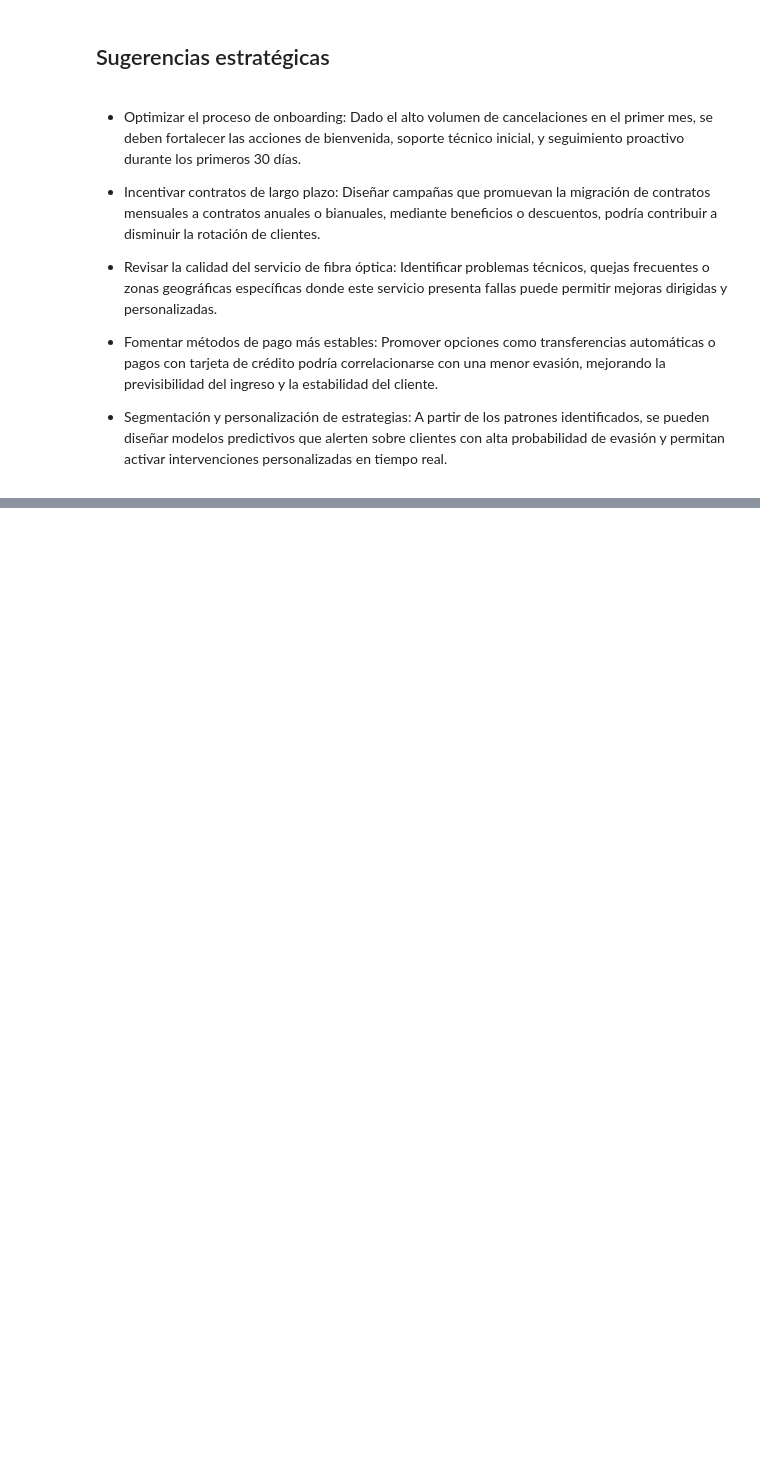
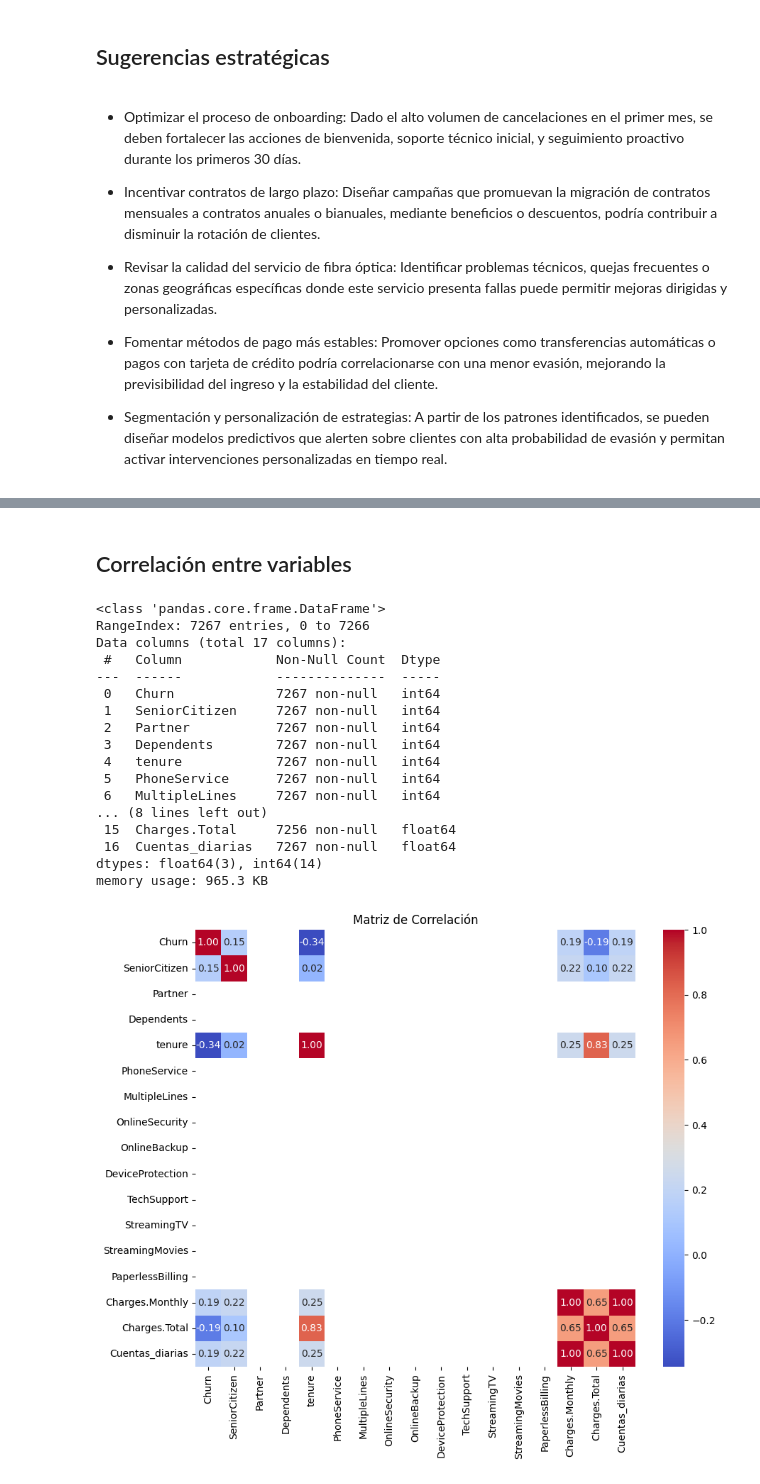
Before and after one commit to mafenavas/challenge_telecom_X, a Jupyter notebook: challenge.ipynb, the cells around one changed output, grey strips where cells are left out. Drawn from its saved outputs; the diff is of its cells as text; code cells hidden in the pictures; blank space fills up the shorter version.

```diff
--- a/challenge.ipynb
+++ b/challenge.ipynb
@@ -690,0 +711,54 @@ migración de contratos mensuales a contratos anuales o bianuales, mediante bene
+# %% [markdown]
+## Correlación entre variables ##
+# %%
+import pandas as pd
+import matplotlib.pyplot as plt
+import seaborn as sns
+
+correlation_data = gold_data.copy(deep=True)
+
+correlation_data = correlation_data.drop(columns=['customerID', 'gender','InternetService', 'Contract', 'PaymentMethod'])
+
+correlation_data['Churn'] = gold_data['Churn'].astype(int)
+correlation_data['SeniorCitizen'] = gold_data['SeniorCitizen'].astype(int)
+correlation_data['Partner'] = gold_data['Partner'].astype(int)
+correlation_data['Dependents'] = gold_data['Dependents'].astype(int)
+correlation_data['PhoneService'] = gold_data['PhoneService'].astype(int)
+correlation_data['MultipleLines'] = gold_data['MultipleLines'].astype(int)
+correlation_data['OnlineSecurity'] = gold_data['OnlineSecurity'].astype(int)
+correlation_data['OnlineBackup'] = gold_data['OnlineBackup'].astype(int)
+correlation_data['DeviceProtection'] = gold_data['DeviceProtection'].astype(int)
+correlation_data['TechSupport'] = gold_data['TechSupport'].astype(int)
+correlation_data['StreamingTV'] = gold_data['StreamingTV'].astype(int)
+correlation_data['StreamingMovies'] = gold_data['StreamingMovies'].astype(int)
+correlation_data['PaperlessBilling'] = gold_data['PaperlessBilling'].astype(int)
+
+correlation_data.info()
+
+# Calcular la matriz de correlación
+correlation_matrix = correlation_data.corr()
+
+# Crear mapa de calor
+plt.figure(figsize=(10, 8))
+sns.heatmap(correlation_matrix, annot=True, cmap="coolwarm", fmt=".2f")
+plt.title("Matriz de Correlación")
+plt.show()
+# %% [output]
+<class 'pandas.core.frame.DataFrame'>
+RangeIndex: 7267 entries, 0 to 7266
+Data columns (total 17 columns):
+ #   Column            Non-Null Count  Dtype
+---  ------            --------------  -----
+ 0   Churn             7267 non-null   int64
+ 1   SeniorCitizen     7267 non-null   int64
+ 2   Partner           7267 non-null   int64
+ 3   Dependents        7267 non-null   int64
+ 4   tenure            7267 non-null   int64
+ 5   PhoneService      7267 non-null   int64
+ 6   MultipleLines     7267 non-null   int64
+... (8 lines left out)
+ 15  Charges.Total     7256 non-null   float64
+ 16  Cuentas_diarias   7267 non-null   float64
+dtypes: float64(3), int64(14)
+memory usage: 965.3 KB
+[figure, added]
```
Also changed, not shown: parts of 2 cells of this notebook.
